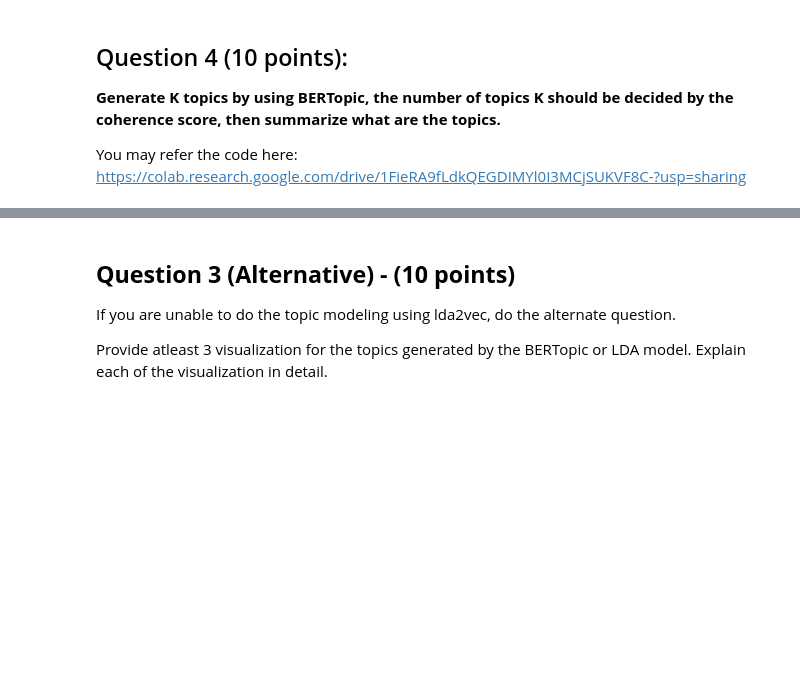
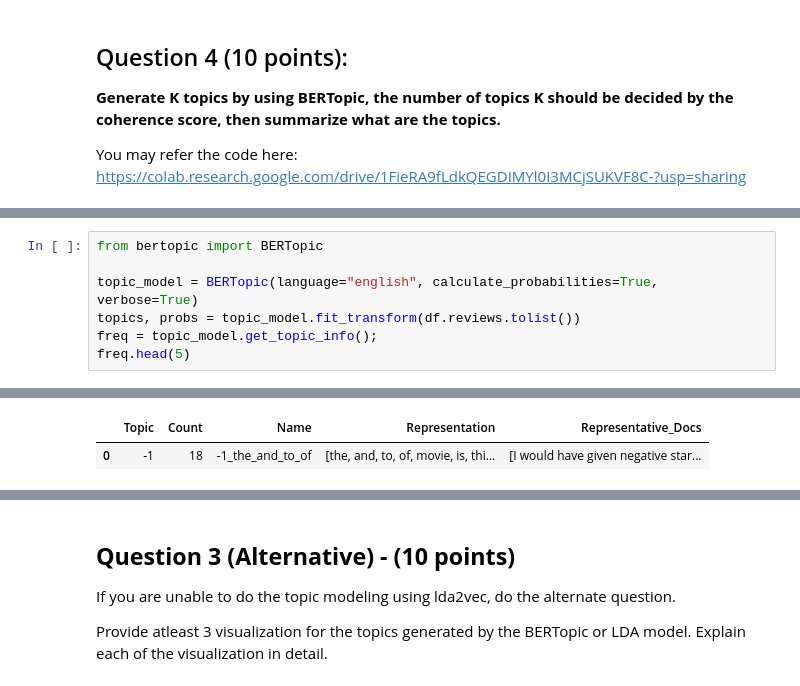
Before and after one commit to kannisharath/INFO-5731, a Jupyter notebook: Karrepu_Sharath_Exercise_04.ipynb, the cells around one changed output, grey strips where cells are left out. Drawn from its saved outputs; the diff is of its cells as text; blank space fills up the shorter version.

```diff
--- a/Karrepu_Sharath_Exercise_04.ipynb
+++ b/Karrepu_Sharath_Exercise_04.ipynb
@@ -399,0 +521,8 @@ You may refer the code here: https://colab.research.google.com/drive/1FieRA9fLdk
+# %%
+from bertopic import BERTopic
+
+topic_model = BERTopic(language="english", calculate_probabilities=True, verbose=True)
+topics, probs = topic_model.fit_transform(df.reviews.tolist())
+freq = topic_model.get_topic_info();
+freq.head(5)
+# %% [output]
@@ -399,0 +537,2 @@ You may refer the code here: https://colab.research.google.com/drive/1FieRA9fLdk
+|  | Topic | Count | Name | Representation | Representative_Docs |
+| 0 | -1 | 18 | -1_the_and_to_of | [the, and, to, of, movie, is, thi... | [I would have given negative star... |
```
Also changed, not shown: parts of 32 cells of this notebook.
